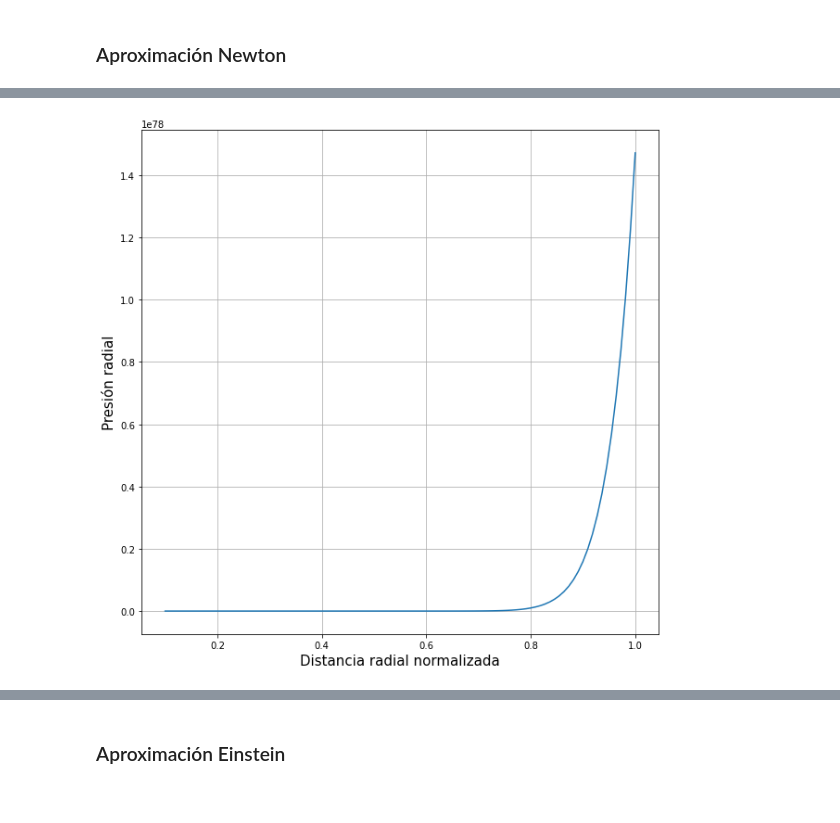
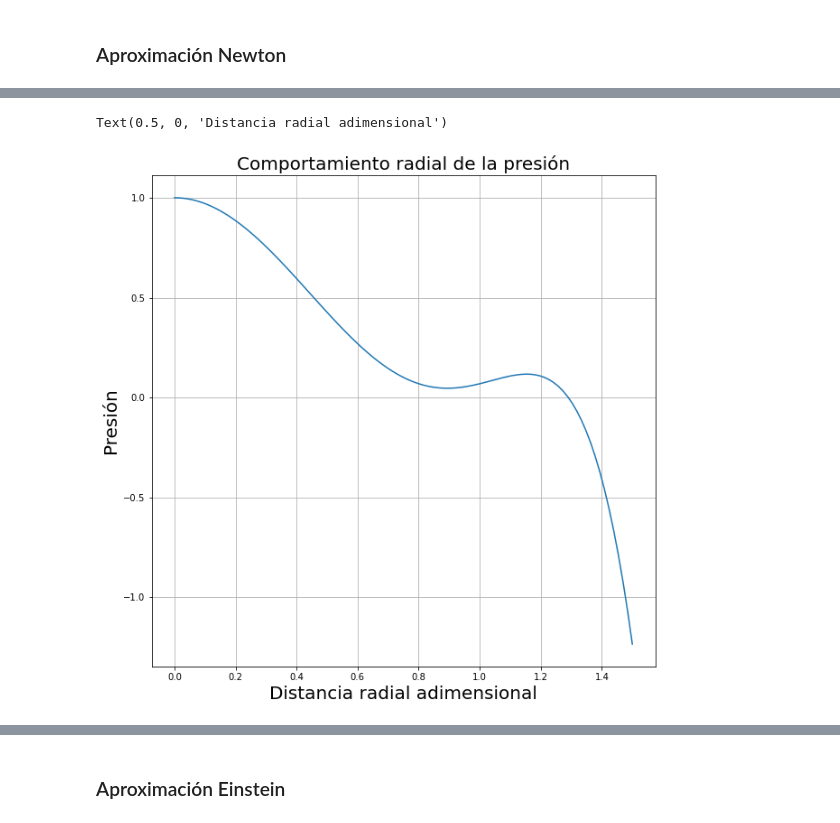
Before and after one commit to Vendetta0462/TareasCursos, a Jupyter notebook: Asign_Topicos/Integración_EqEstructural.ipynb, the cells around one changed output, grey strips where cells are left out. Cells and saved outputs as stored; diff of their text form; code cells hidden in the pictures.

```diff
--- a/Asign_Topicos/Integración_EqEstructural.ipynb
+++ b/Asign_Topicos/Integración_EqEstructural.ipynb
@@ -82,7 +85,7 @@ Text(0, 0.5, 'Masa adimensional')
 ## Ecuaciones de anisotropía
 # %%
 def newt(C,m):
-    return (C*m*density())/r_ #Anisotropía para el encuadre Newton
+    return (C*G*m*density())/r_ #Anisotropía para el encuadre Newton
 
 def HIM(C):
     return C*(p_/r_) #Anisotropía de Horvat-Ilijic-Marunovic
@@ -108,20 +114,0 @@ solve_ivp?
-# %%
-g = sym.integrate(dPdr_N(mass(),density(),newt(1e6,mass())),r_)
-pr = sym.lambdify(r_,g)
-r = np.linspace(0,0.785,100)
-'''plt.figure(figsize=(10,10))
-plt.grid()
-plt.plot(r,pr(r))
-plt.title('Presión radial', fontsize=20)
-plt.xlabel('Distancia radial normalizada', fontsize=15)
-plt.ylabel('Presión radial adimensional')'''
-
-
-plt.figure(figsize=(10,10))
-def eq(r,p):
-    return pr(r)
-l = solve_ivp(eq, [0.1,0.785], [1.0], t_eval = np.linspace(0.1,0.785,100))
-plt.plot(l.t,l.y[0])
-plt.ylabel('Presión radial', fontsize=15)
-plt.xlabel('Distancia radial normalizada',fontsize=15)
-plt.grid()
@@ -130,18 +115,14 @@ plt.grid()
 # %%
-f = dPdr_N(mass(),density(),HIM(10))
-fun = sym.lambdify((r_,p_),f)
+inte= sym.integrate(dPdr_N(mass(),density(),newt(10,mass())),r_) +1
+N = sym.lambdify(r_, inte)
+x=np.linspace(0,1.5,100)
+plt.figure(figsize=(10,10))
 
-def dif(r,p):
-    return fun(r,p)
-
-t_eval = np.linspace(0.1,1, 100)
-
-
-sol = solve_ivp(dif, [t_eval[0], t_eval[-1]], [1.0], t_eval=t_eval)
-plt.figure(figsize=(10,10))
-plt.plot(sol.t, sol.y[0])
-plt.ylabel('Presión radial', fontsize=15)
-plt.xlabel('Distancia radial normalizada',fontsize=15)
+plt.plot(x, N(x))
 plt.grid()
+plt.title('Comportamiento radial de la presión',fontsize=20)
+plt.ylabel('Presión', fontsize=20)
+plt.xlabel(r'Distancia radial adimensional', fontsize=20)
 # %% [output]
+Text(0.5, 0, 'Distancia radial adimensional')
-[figure, old version]
+[figure, new version]
```
Also changed, not shown: parts of 11 cells of this notebook.
